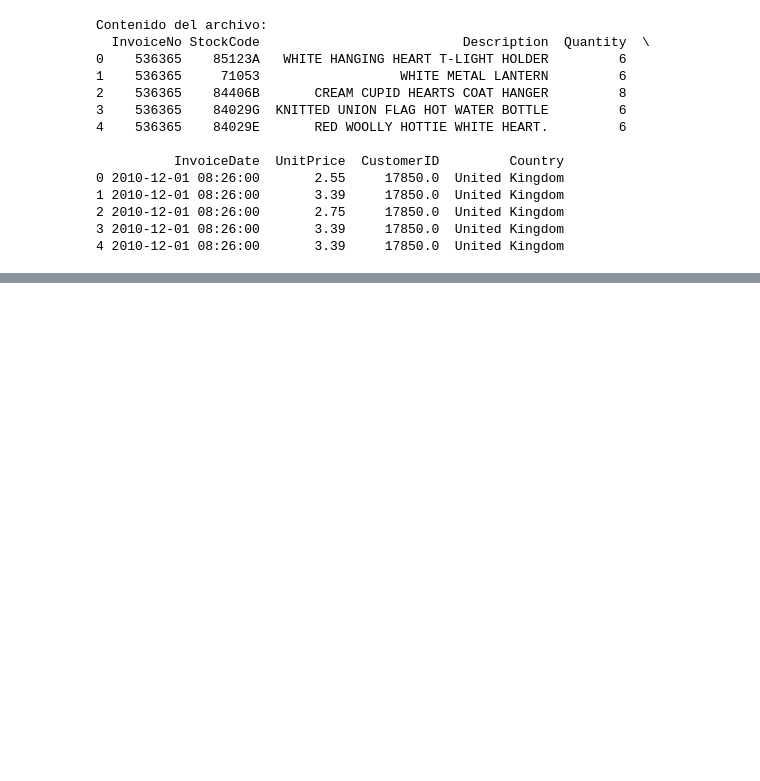
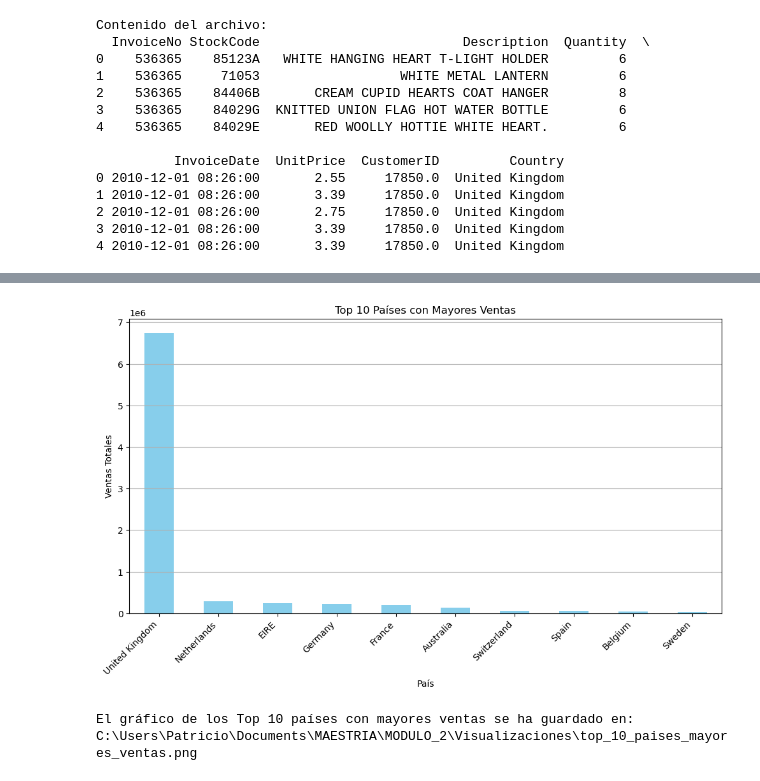
Before and after one commit to GABY210992/MODULO-2, a Jupyter notebook: Taller_1.ipynb, the cells around one changed output, grey strips where cells are left out. Drawn from its saved outputs; the diff is of its cells as text; code cells hidden in the pictures; blank space fills up the shorter version.

```diff
--- a/Taller_1.ipynb
+++ b/Taller_1.ipynb
@@ -69,0 +289,47 @@ Cantidad de filas después de eliminar valores nulos: 470492
+# %%
+import pandas as pd
+import matplotlib.pyplot as plt
+import os
+
+# Especificar la ruta del archivo Excel limpio
+ruta_archivo_limpio = r'C:\Users\Patricio\Documents\MAESTRIA\MODULO_2\Online Retail_LIMPIO.xlsx'
+
+# Leer el archivo Excel
+df = pd.read_excel(ruta_archivo_limpio)
+
+# Obtener el directorio del archivo Excel
+directorio_base = os.path.dirname(ruta_archivo_limpio)
+
+# Crear un subdirectorio para las visualizaciones dentro del mismo directorio del Excel
+directorio_imagenes = os.path.join(directorio_base, 'Visualizaciones')
+if not os.path.exists(directorio_imagenes):
+    os.makedirs(directorio_imagenes)
+
+### 1. Gráfico de barras: Top 10 países con mayores ventas
+if 'Country' in df.columns and 'PrecioTotal' in df.columns:
+    # Agrupar datos por país y calcular las ventas totales
+    ventas_por_pais = df.groupby('Country')['PrecioTotal'].sum().sort_values(ascending=False)
+
+    # Filtrar solo los 10 países con mayores ventas
+    top_10_paises = ventas_por_pais.head(10)
+
+    # Crear gráfico de barras para los 10 países principales
+    plt.figure(figsize=(12, 6))
+    top_10_paises.plot(kind='bar', color='skyblue')
+    plt.title('Top 10 Países con Mayores Ventas')
+    plt.xlabel('País')
+    plt.ylabel('Ventas Totales')
+    plt.xticks(rotation=45, ha='right')  # Girar nombres de países para mejor visualización
+    plt.grid(axis='y')
+
+    # Guardar el gráfico como imagen en el subdirectorio
+    ruta_grafica = os.path.join(directorio_imagenes, 'top_10_paises_mayores_ventas.png')
+    plt.savefig(ruta_grafica)
+    plt.show()
+
+    print("\nEl gráfico de los Top 10 países con mayores ventas se ha guardado en:", ruta_grafica)
+else:
+    print("\nLas columnas 'Country' o 'PrecioTotal' no existen en el archivo. Verifica los nombres de las columnas.")
+# %% [output]
+[figure, added]
+El gráfico de los Top 10 países con mayores ventas se ha guardado en: C:\Users\Patricio\Documents\MAESTRIA\MODULO_2\Visualizaciones\top_10_paises_mayores_ventas.png
```
Also changed, not shown: parts of 13 cells of this notebook.
